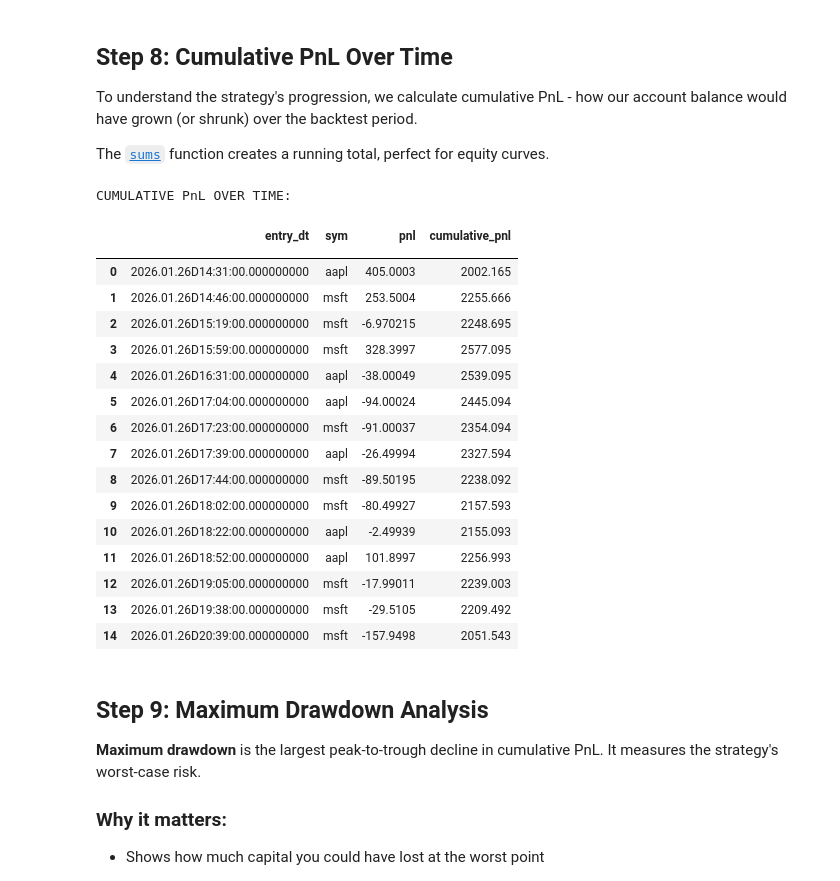
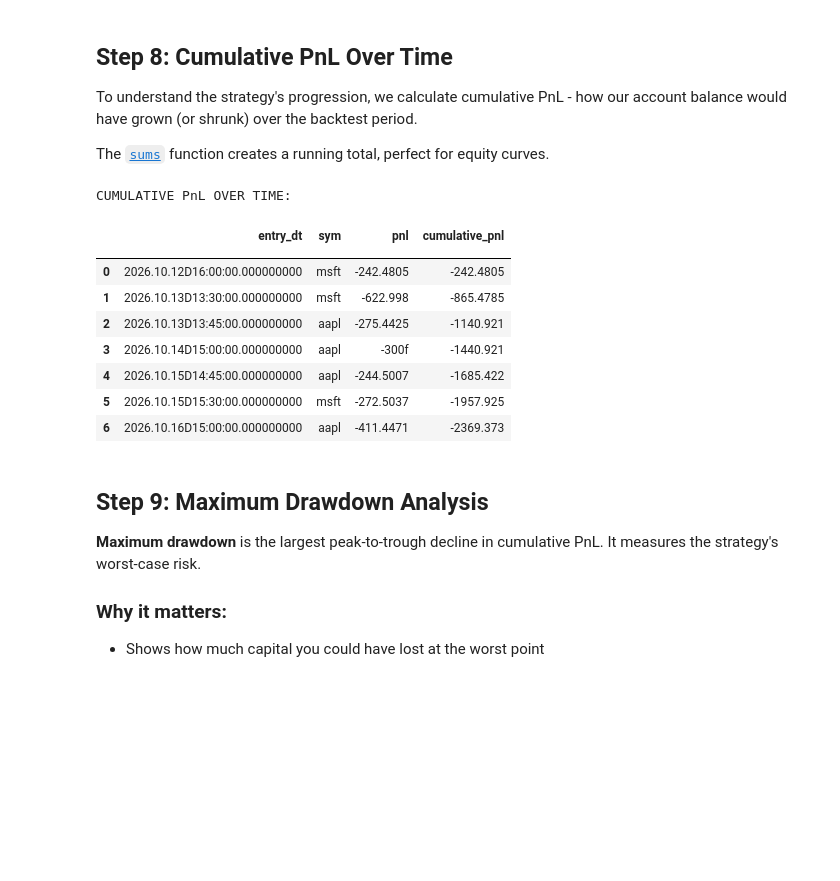
Before and after one commit to KxSystems/tutorials, a Jupyter notebook: KDB-X/Python/KDB-X_Python_Backtest.ipynb, the cells around one changed output. Drawn from its saved outputs; the diff is of its cells as text; code cells hidden in the pictures; blank space fills up the shorter version.

```diff
--- a/KDB-X/Python/KDB-X_Python_Backtest.ipynb
+++ b/KDB-X/Python/KDB-X_Python_Backtest.ipynb
@@ -165,8 +164,9 @@ quotes.dtypes
 | 8 | time | "kx.TimeAtom" |
 # %%
 # Create 15-minute time buckets using xbar
-# xbar rounds down to nearest interval (e.g., 14:37 -> 14:30)
-quotes = quotes.update(columns={'bucket': kx.Column('time').xbar(15)})
+# xbar rounds down to the nearest interval (e.g., 14:37 -> 14:30)
+# .minute converts time to minutes so xbar(15) buckets in 15-minute steps
+quotes = quotes.update(columns={'bucket': kx.Column('time').minute.xbar(15)})
 
 # Aggregate to 15-minute bars
 bars = quotes.select(
@@ -305,16 +310,23 @@ sells = trades.select(
     where=kx.Column('signal') == -1
 )
 
-# 3. Sort BOTH in ascending order and apply the sorted attribute
-buys = kx.q.xasc(['sym', 'entry_dt'], buys).sorted()
-sells = kx.q.xasc(['sym', 'exit_dt'], sells).sorted()
+# 3. Prepare the tables for the asof join
+# aj matches on the same column names in both tables, so give buys an exit_dt
+# column holding its entry time
+buys = buys.update(columns={'exit_dt': kx.Column('entry_dt')})
 
-# 4. Match each SELL with its preceding BUY using a lambda function
-positions = kx.q(
-    '{[s;b] aj[`sym`exit_dt; s; update exit_dt:entry_dt from b]}',
-    sells,  # First argument: s (sells)
-    buys    # Second argument: b (buys)
-)
+# aj is fastest when the table being searched (buys) is sorted by sym then time
+# and has the grouped attribute on sym
+buys = kx.q.xasc(['sym', 'exit_dt'], buys)
+buys = buys.update(kx.Column('sym').call('`g#'))
+sells = kx.q.xasc(['sym', 'exit_dt'], sells)
+
+# 4. Match each SELL with its preceding BUY using an asof join
+positions = kx.q.aj(['sym', 'exit_dt'], sells, buys)
+
+# The pandas style merge_asof method performs the same join
+# and gives the same result as the aj call above
+positions_alt = sells.merge_asof(buys, on='exit_dt', by='sym')
 
 # Reorder columns for readability (entry, then exit)
 positions = positions.select(
@@ -326,7 +338,7 @@ positions = positions.select(where=~kx.Column('entry_price').null())
 positions = positions.update(columns={'size': kx.IntAtom(100)})
 
 print("Generated positions:")
-positions.head(10)
+positions.iloc[:10]
 # %% [output]
 Generated positions:
 |  | sym | entry_dt | entry_price | exit_dt | exit_price | size |
@@ -452,38 +453,30 @@ The [`sums`](https://code.kx.com/pykx/api/columns.html#pykx.wrappers.Column.sums
 # %%
 # Sort trades chronologically and calculate running PnL
 pnl_timeline = positions.select(
     columns=['entry_dt', 'sym', 'pnl']
 )
 
 # Sort by entry_dt
 pnl_timeline = kx.q.xasc(['entry_dt'], pnl_timeline)
 
 # Calculate cumulative PnL
 pnl_timeline = pnl_timeline.update(
     columns={'cumulative_pnl': kx.Column('pnl').sums()}
 )
 
 print("CUMULATIVE PnL OVER TIME:")
-pnl_timeline.tail(15)  # Last 15 rows (equivalent to -15#)
+pnl_timeline.iloc[-15:]  # Last 15 rows
 # %% [output]
 CUMULATIVE PnL OVER TIME:
 |  | entry_dt | sym | pnl | cumulative_pnl |
 |  |  |  |  |  |
-| 0 | 2026.01.26D14:31:00.000000000 | aapl | 405.0003 | 2002.165 |
-| 1 | 2026.01.26D14:46:00.000000000 | msft | 253.5004 | 2255.666 |
-| 2 | 2026.01.26D15:19:00.000000000 | msft | -6.970215 | 2248.695 |
-| 3 | 2026.01.26D15:59:00.000000000 | msft | 328.3997 | 2577.095 |
-| 4 | 2026.01.26D16:31:00.000000000 | aapl | -38.00049 | 2539.095 |
-| 5 | 2026.01.26D17:04:00.000000000 | aapl | -94.00024 | 2445.094 |
-| 6 | 2026.01.26D17:23:00.000000000 | msft | -91.00037 | 2354.094 |
-| 7 | 2026.01.26D17:39:00.000000000 | aapl | -26.49994 | 2327.594 |
-| 8 | 2026.01.26D17:44:00.000000000 | msft | -89.50195 | 2238.092 |
-| 9 | 2026.01.26D18:02:00.000000000 | msft | -80.49927 | 2157.593 |
-| 10 | 2026.01.26D18:22:00.000000000 | aapl | -2.49939 | 2155.093 |
-| 11 | 2026.01.26D18:52:00.000000000 | aapl | 101.8997 | 2256.993 |
-| 12 | 2026.01.26D19:05:00.000000000 | msft | -17.99011 | 2239.003 |
-| 13 | 2026.01.26D19:38:00.000000000 | msft | -29.5105 | 2209.492 |
-| 14 | 2026.01.26D20:39:00.000000000 | msft | -157.9498 | 2051.543 |
+| 0 | 2026.10.12D16:00:00.000000000 | msft | -242.4805 | -242.4805 |
+| 1 | 2026.10.13D13:30:00.000000000 | msft | -622.998 | -865.4785 |
+| 2 | 2026.10.13D13:45:00.000000000 | aapl | -275.4425 | -1140.921 |
+| 3 | 2026.10.14D15:00:00.000000000 | aapl | -300f | -1440.921 |
+| 4 | 2026.10.15D14:45:00.000000000 | aapl | -244.5007 | -1685.422 |
+| 5 | 2026.10.15D15:30:00.000000000 | msft | -272.5037 | -1957.925 |
+| 6 | 2026.10.16D15:00:00.000000000 | aapl | -411.4471 | -2369.373 |
 # %% [markdown]
 ## Step 9: Maximum Drawdown Analysis
 
```
Also changed, not shown: parts of 13 cells of this notebook, 2 other files.
